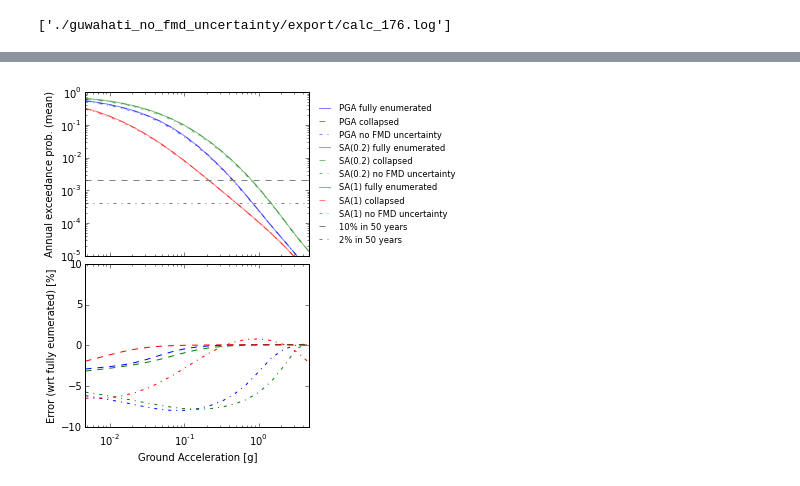
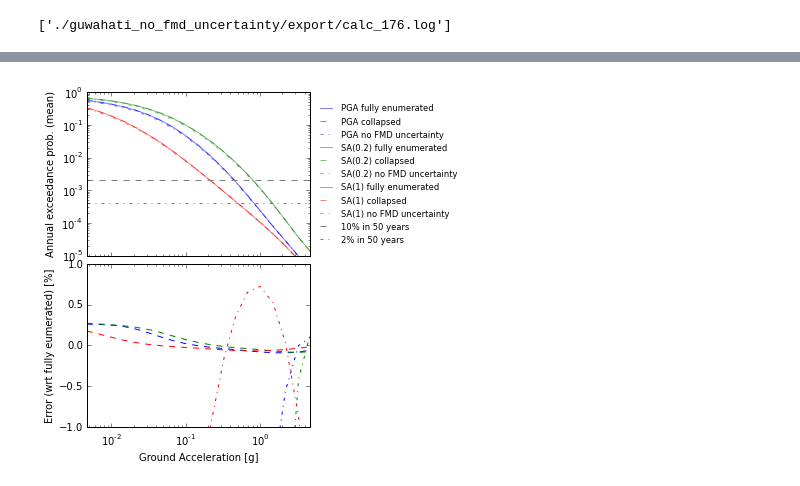
Before and after one commit to nackerley/indian-subcontinent-psha, a Jupyter notebook: Jobs/Guwahati.ipynb, the cells around one changed output, grey strips where cells are left out. Cells and saved outputs as stored; diff of their text form; code cells hidden in the pictures.

```diff
--- a/Jobs/Guwahati.ipynb
+++ b/Jobs/Guwahati.ipynb
@@ -69,7 +72,7 @@ df_table3
 poes_nom = np.array([0.1, 0.02])
 T_nom = 50  # years
 rate = -np.log(1 - poes_nom)/T_nom  # per year
-T_inv = 1.  # year
+T_inv = 1./12  # year
 poes_inv = 1 - np.exp(-rate*T_inv)
 poe_labels = ['%g%% in %g years' % (100*poe, T_nom) for poe in poes_nom]
 
@@ -116,7 +119,7 @@ origin = shapely.geometry.Point(0, 0)
 nearest_zones = []
 for _, area_series in areal_df.iterrows():
     coords_deg = np.array(ast.literal_eval(area_series['polygon coordinates']))
-    coords_km = np.array([geodetic2xy(city_series['Longitude (°E)'].values,
+    coords_km = np.array([lonlat2xy(city_series['Longitude (°E)'].values,
                                       city_series['Latitude (°N)'].values,
                                       lon, lat)
                  for lon, lat in coords_deg]).reshape((-1, 2))
@@ -150,7 +153,7 @@ jobs = [
     'collapsed',
     'no FMD uncertainty',
     ]
-calc_ids = [175, 174, 176]
+calc_ids = [179, 177, 178]
 quantile = 'mean' # numeric for percentile, 0.5 for median, 'mean' for mean
 
 subset_keys = ['_curve-', str(quantile)]
@@ -184,6 +187,10 @@ for job, calc_id, line_style in zip(jobs, calc_ids, line_styles):
         print('No files found for %s calc ID %d', job, calc_id)
     for file_name in sorted(output_subset):
         hcm = hcc.read_hazard_curves(file_name)
+
+        if abs(hcm['investigation_time']/T_inv - 1) > 1e-3:
+            print('expected %g year investigation time but found %g' %
+                  (T_inv, hcm['investigation_time']))
 
         for row in hcm['curves']:
             dict_results = {
@@ -217,35 +224,38 @@ display(df_results)
 # %%
 fig, axes = plt.subplots(2, 1, figsize=(4,6), sharex=True)
 fig.subplots_adjust(hspace=0.05)
 imls = [item for item in df_results.columns if tb.is_numeric(item)]
 imts = sorted(list(set(df_results['IMT'])))
 linestyles = ['-', '--', '-.', ':']
 
 for imt, color in zip(imts, axes[0]._get_lines.color_cycle):
 
     df_imt = df_results[df_results['IMT'] == imt]
 
-    results = np.array([[df_imt[df_imt['job'] == job][iml].values[0] for iml in imls] for job in jobs])
+    poes = np.array([[df_imt[df_imt['job'] == job][iml].values[0] for iml in imls] for job in jobs])
+    poes_year = 1 - np.exp(np.log(1 - poes)/T_inv)
 
-    for result, job, linestyle in zip(results, jobs, linestyles):
+    for result, job, linestyle in zip(poes_year, jobs, linestyles):
         axes[0].loglog(imls, result,
                        linestyle=linestyle, color=color, label=imt + ' ' + job, alpha=0.5)
-    for result, job, linestyle in zip(results[1:,:], jobs[1:], linestyles[1:]):
-        axes[1].semilogx(imls, (result/results[0,:] - 1)*100,
+    for result, job, linestyle in zip(poes_year[1:,:], jobs[1:], linestyles[1:]):
+        axes[1].semilogx(imls, (result/poes_year[0,:] - 1)*100,
                          linestyle=linestyle, color=color, label=imt + ' ' + job)
 
 for prob, label, linestyle in zip(poes_inv, poe_labels, linestyles[1:]):
-    axes[0].axhline(prob, label=label, color='0.5', linestyle=linestyle)
+    axes[0].axhline(1 - np.exp(np.log(1 - prob)/T_inv), label=label, color='0.5', linestyle=linestyle)
 
 axes[0].set_ylabel('Annual exceedance prob. (%s)' % quantile_string)
 axes[1].set_ylabel('Error (wrt fully eumerated) [%]')
 axes[1].set_xlabel('Ground Acceleration [g]')
 axes[1].autoscale(True, 'x', 'tight')
 axes[0].set_ylim((1e-5, 1))
-axes[1].set_ylim((-10, 10))
+axes[1].set_ylim((-1, 1))
 axes[0].legend(loc='center left', frameon=False, bbox_to_anchor=(1, 0.5), fontsize='small')
 
-file_name = '%s_%s_Zones_%s.pdf' % (city, quantile_string, '_'.join([str(zone) for zone in nearest_zones]))
+file_name = '%s_%s_Zones_%s_%.2gyear.pdf' % (city,  quantile_string,
+                                             '_'.join([str(zone) for zone in nearest_zones]),
+                                             T_inv)
 fig.savefig(file_name, dpi=600, bbox_inches='tight', transparent=True)
 # %% [output]
-[figure, old version]
+[figure, new version]
```
Also changed, not shown: parts of 6 cells of this notebook, 5 other files.
